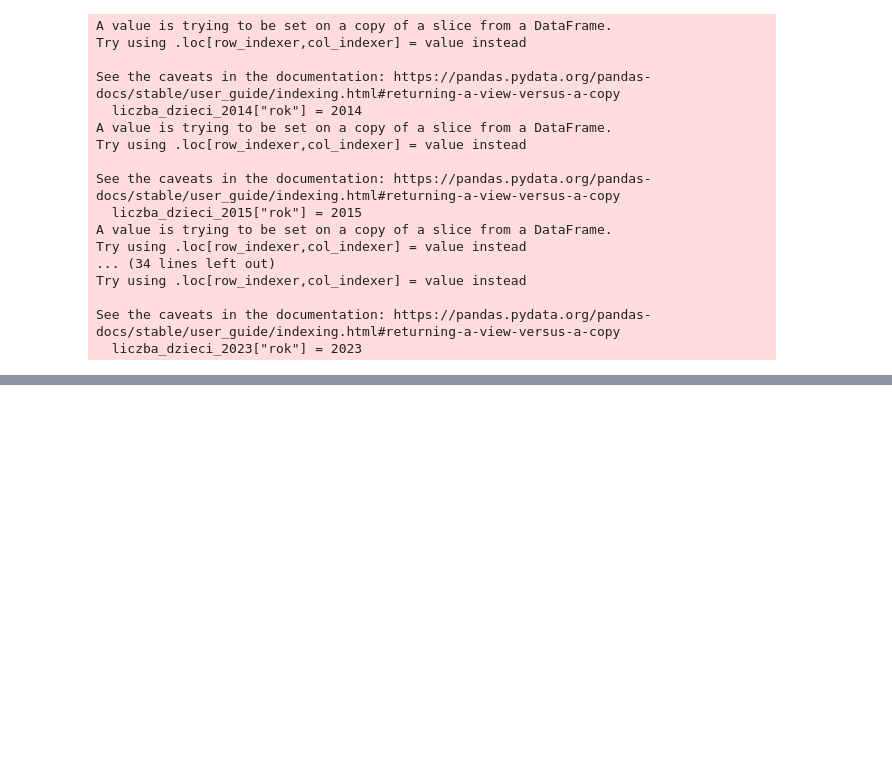
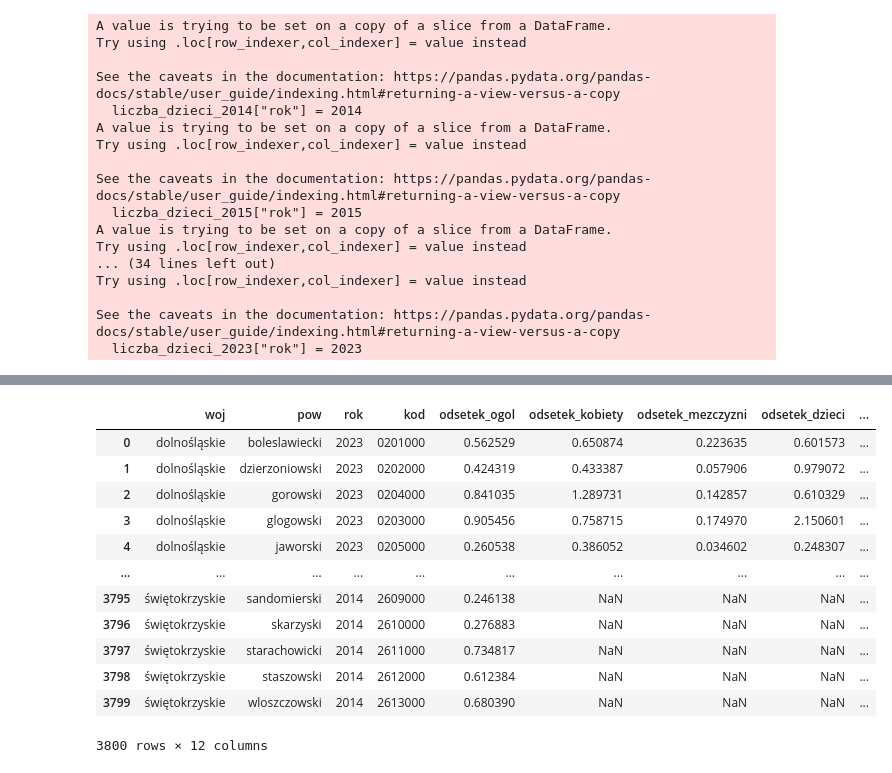
Before and after one commit to Francho03/Praca-licencjacka, a Jupyter notebook: codes/dane_ludnosciowe.ipynb, the cells around one changed output, grey strips where cells are left out. Cells and saved outputs as stored; diff of their text form; code cells hidden in the pictures; blank space fills up the shorter version.

```diff
--- a/codes/dane_ludnosciowe.ipynb
+++ b/codes/dane_ludnosciowe.ipynb
@@ -551,0 +593,33 @@ gospodarstwa_domowe_full.to_excel("/content/drive/MyDrive/praca_licencjacka/Dane
+# %%
+# Ensure columns are string
+df_sprawozdanie['keso'] = df_sprawozdanie['keso'].astype(str)
+df_ludnosciowe['kod'] = df_ludnosciowe['kod'].astype(str)
+
+# Extract the 4 digits from positions 3–6 (index 2–6, exclusive of 6)
+df_sprawozdanie['keso_4digit'] = df_sprawozdanie['keso'].str[2:6]
+
+# Extract first 4 chars from 'kod', only if they are exactly 4 digits
+df_ludnosciowe['kod_4digit'] = df_ludnosciowe['kod'].str[:4]
+df_ludnosciowe = df_ludnosciowe[df_ludnosciowe['kod_4digit'].str.match(r'^\d{4}$')]
+
+# Merge on extracted 4-digit codes and 'rok'
+df_merged = pd.merge(
+    df_sprawozdanie,
+    df_ludnosciowe,
+    left_on=['keso_4digit', 'rok'],
+    right_on=['kod_4digit', 'rok'],
+    how='inner'
+)
+
+
+# 4. Obliczenie stosunków
+df_merged['odsetek_ogol'] = (df_merged['liczba_osob_ogol'] / df_merged['liczba_ludnosci'])*100
+df_merged['odsetek_kobiety'] = (df_merged['liczba_osob_kobiety'] / df_merged['liczba_ludnosci_kobiety'])*100
+df_merged['odsetek_mezczyzni'] = (df_merged['liczba_osob_mezczyzni'] / df_merged['liczba_ludnosci_mezczyzni'])*100
+df_merged['odsetek_dzieci'] = (df_merged['liczba_osob_dzieci'] / df_merged['liczba_dzieci'])*100
+
+# 5. Wybór kolumn do wyświetlenia
+result = df_merged[['woj', 'pow_x', 'rok', 'kod','odsetek_ogol', 'odsetek_kobiety', 'odsetek_mezczyzni', 'odsetek_dzieci', 'liczba_ludnosci','liczba_ludnosci_mezczyzni','liczba_ludnosci_kobiety',	'liczba_dzieci']]
+
+# 6. Wyświetlenie próbki wyników
+print(result.head())
@@ -551,0 +663,18 @@ gospodarstwa_domowe_full.to_excel("/content/drive/MyDrive/praca_licencjacka/Dane
+# %%
+result = result.rename(columns={"pow_x": "pow"})
+# %%
+result
+# %% [output]
+|  | woj | pow | rok | kod | odsetek_ogol | odsetek_kobiety | odsetek_mezczyzni | odsetek_dzieci | ... |
+| 0 | dolnośląskie | boleslawiecki | 2023 | 0201000 | 0.562529 | 0.650874 | 0.223635 | 0.601573 | ... |
+| 1 | dolnośląskie | dzierzoniowski | 2023 | 0202000 | 0.424319 | 0.433387 | 0.057906 | 0.979072 | ... |
+| 2 | dolnośląskie | gorowski | 2023 | 0204000 | 0.841035 | 1.289731 | 0.142857 | 0.610329 | ... |
+| 3 | dolnośląskie | glogowski | 2023 | 0203000 | 0.905456 | 0.758715 | 0.174970 | 2.150601 | ... |
+| 4 | dolnośląskie | jaworski | 2023 | 0205000 | 0.260538 | 0.386052 | 0.034602 | 0.248307 | ... |
+| ... | ... | ... | ... | ... | ... | ... | ... | ... | ... |
+| 3795 | świętokrzyskie | sandomierski | 2014 | 2609000 | 0.246138 | NaN | NaN | NaN | ... |
+| 3796 | świętokrzyskie | skarzyski | 2014 | 2610000 | 0.276883 | NaN | NaN | NaN | ... |
+| 3797 | świętokrzyskie | starachowicki | 2014 | 2611000 | 0.734817 | NaN | NaN | NaN | ... |
+| 3798 | świętokrzyskie | staszowski | 2014 | 2612000 | 0.612384 | NaN | NaN | NaN | ... |
+| 3799 | świętokrzyskie | wloszczowski | 2014 | 2613000 | 0.680390 | NaN | NaN | NaN | ... |
+3800 rows × 12 columns
```
Also changed, not shown: parts of 19 cells of this notebook.
